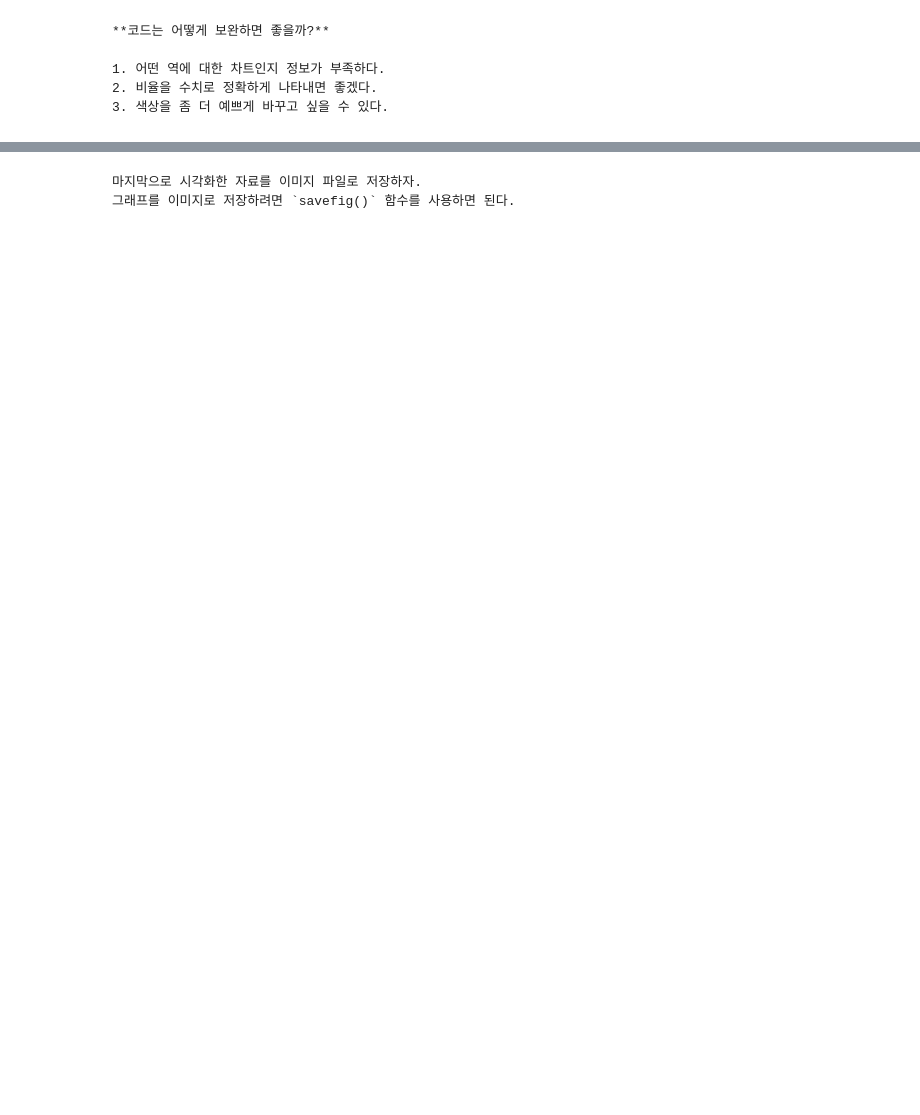
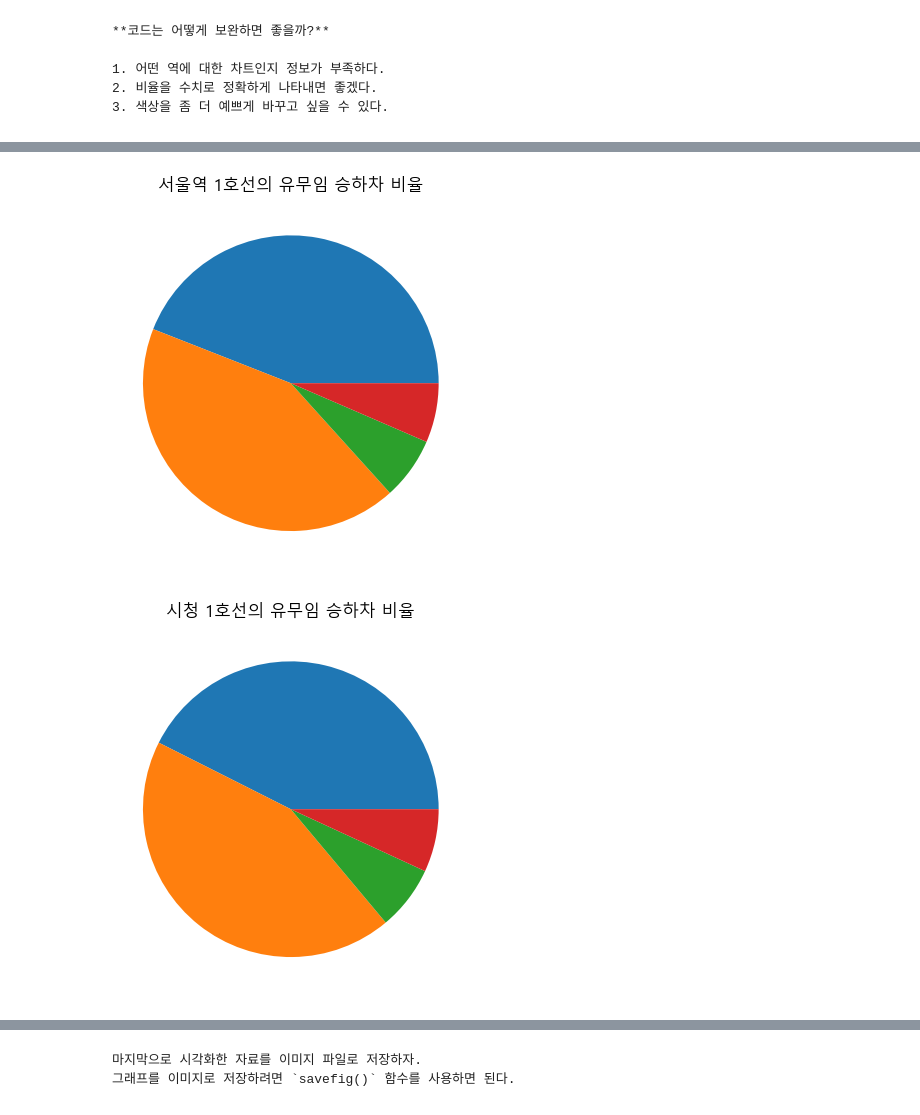
Before and after one commit to BomiDevlog/Multicampus-Data, a Jupyter notebook: DS/2-3.open api[대중교통]_배포용.ipynb, the cells around one changed output, grey strips where cells are left out. Cells and saved outputs as stored; diff of their text form; code cells hidden in the pictures; blank space fills up the shorter version.

```diff
--- a/DS/2-3.open api[대중교통]_배포용.ipynb
+++ b/DS/2-3.open api[대중교통]_배포용.ipynb
@@ -643,3 +976,6 @@ print(f'무임하차 : {line} {subname} {num}')
 # plt.rc('font',family='Malgun Gothic')     #맑은 고딕을 기본 글꼴로 설정, macOS일 경우,'AppleGothic'
 # #plt.rc('font', family='AppleGothic')     #맥
 # plt.rcParams['axes.unicode_minus']=False  #마이너스 기호 깨짐 방지
+# %%
+for i,row in enumerate(df.values):
+    print(i,row)
@@ -645,0 +1037,3 @@ print(f'무임하차 : {line} {subname} {num}')
+# %%
+for i,row in enumerate(df.values):
+    print(i, row[1], row[3])
@@ -645,0 +1058,15 @@ print(f'무임하차 : {line} {subname} {num}')
+# %%
+plt.rc('font',family='Malgun Gothic')     #맑은 고딕을 기본 글꼴로 설정, macOS일 경우,'AppleGothic'
+plt.rcParams['axes.unicode_minus']=False
+
+
+for i,row in enumerate(df.values):
+    plt.pie(row[4:8]) # 유무임 승하차 비율 슬라이싱
+    plt.title(f'{row[3]} {row[1]}의 유무임 승하차 비율')
+    plt.show()
+    if i ==3: break # 일단 4개만 출력
+
+    label = ['유임승차','유임하차','무임승차','무임하차']
+# %% [output]
+[figure, added]
+[figure, added]
```
Also changed, not shown: parts of 62 cells of this notebook, 4 other files.
